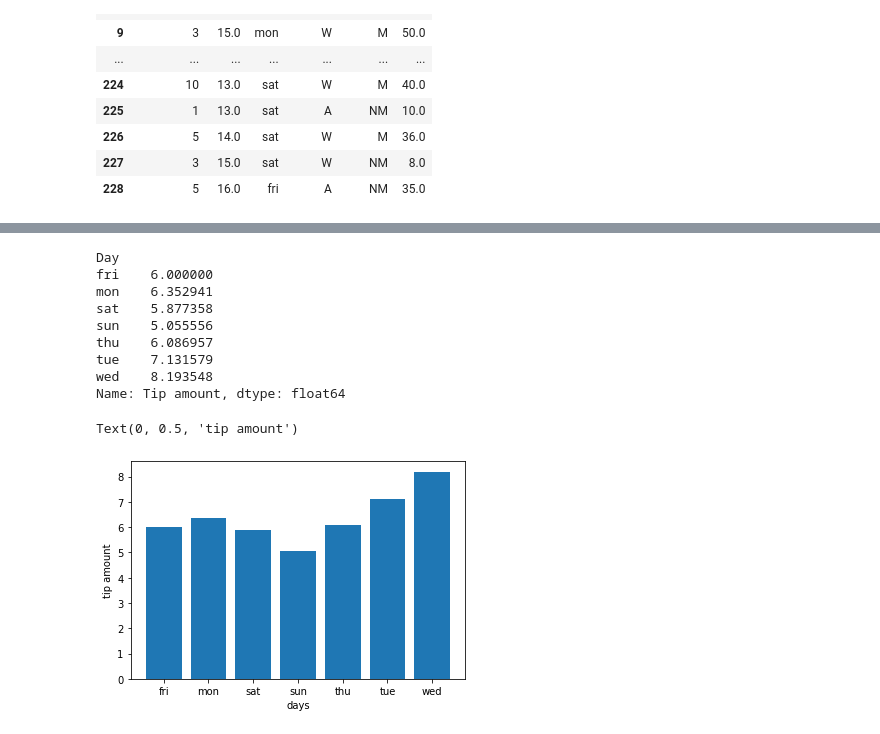
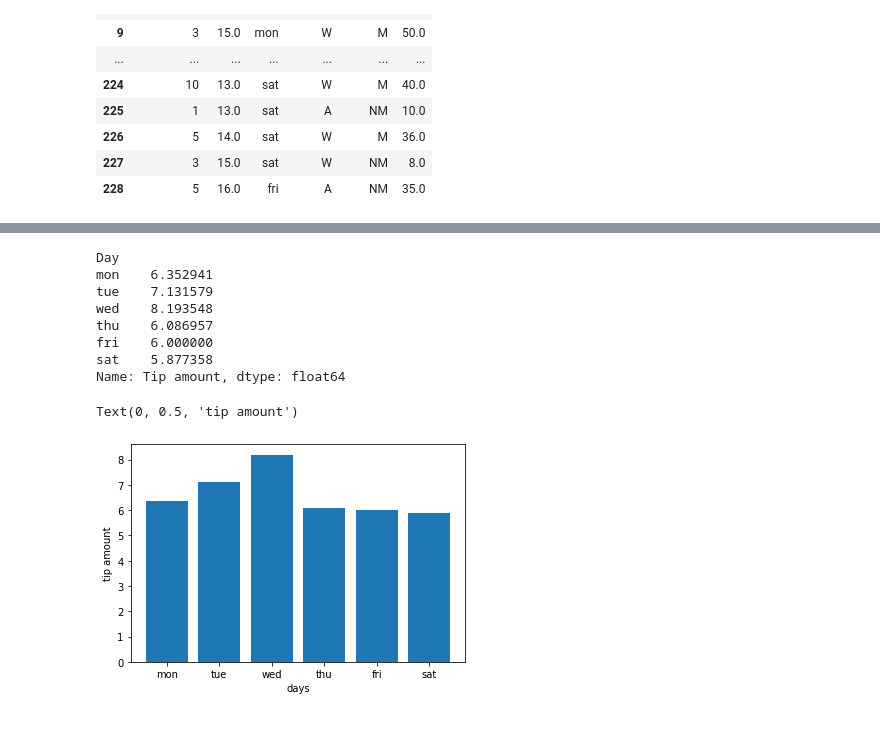
Before and after one commit to oliverlowbob/AAI_First_Mandatory, a Jupyter notebook: Notebook/Haircut Data Processing.ipynb, the cells around one changed output, grey strips where cells are left out. Saved outputs shown, nothing was run; the diff lists cells and outputs as text; code cells hidden in the pictures.

Commit message:
sort by day

```diff
--- a/Notebook/Haircut Data Processing .ipynb
+++ b/Notebook/Haircut Data Processing.ipynb
@@ -221,24 +219,30 @@ ImportError: IProgress not found. Please update jupyter and ipywidgets. See http
 # %%
-#We decided to create a data visualitation of the average tip amount per day in order to analyse when the various customers pay
-#the highest tip amount in the week.
+# We decided to create a data visualitation of the average tip amount per day in order to analyse when the various customers pay
+# the highest tip amount in the week.
 avg_tip_amount_per_day = df.groupby(df["Day"])['Tip amount'].mean()
-days = sorted(df["Day"].unique())
-print (avg_tip_amount_per_day) #To display as a table
+
+# We need a list of all the weekdays to sort and illustrate the average tip per day
+days = [ 'mon', 'tue', 'wed', 'thu', 'fri', 'sat']
+
+# To sort the average tip per dage by weekday, we use the reindex with the list of days
+avg_tip_amount_per_day = avg_tip_amount_per_day.reindex(days)
+
+# Shows the exact number for each day
+print(avg_tip_amount_per_day)
 
 plt.bar(days, avg_tip_amount_per_day) #To display as a bar chart
 plt.xlabel('days')
 plt.ylabel('tip amount')
 
-#Conclusion: wednesday has a significant higher average tip amount compared to the other days
+# Conclusion: wednesday has a significant higher average tip amount compared to the other days
 # %% [output]
 Day
-fri    6.000000
 mon    6.352941
-sat    5.877358
-sun    5.055556
-thu    6.086957
 tue    7.131579
 wed    8.193548
+thu    6.086957
+fri    6.000000
+sat    5.877358
 Name: Tip amount, dtype: float64
 Text(0, 0.5, 'tip amount')
-[figure, old version]
+[figure, new version]
```
Also changed, not shown: parts of 1 cell of this notebook, 1 other file.
